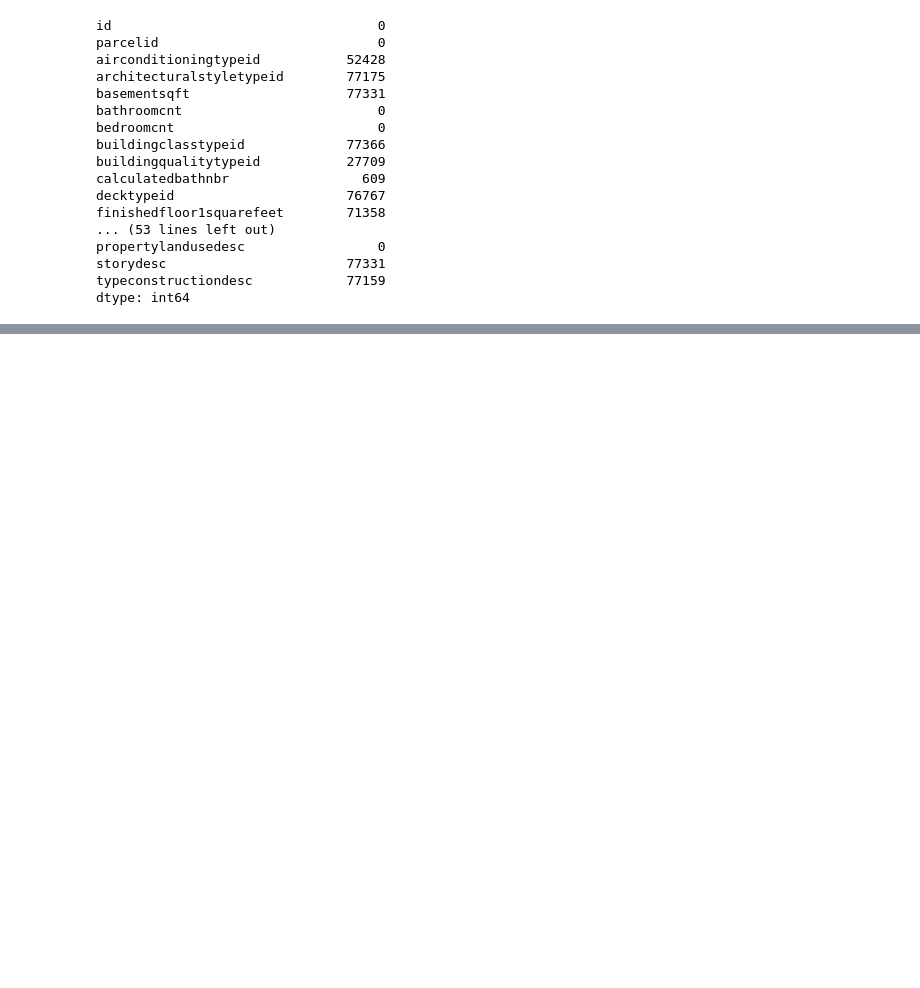
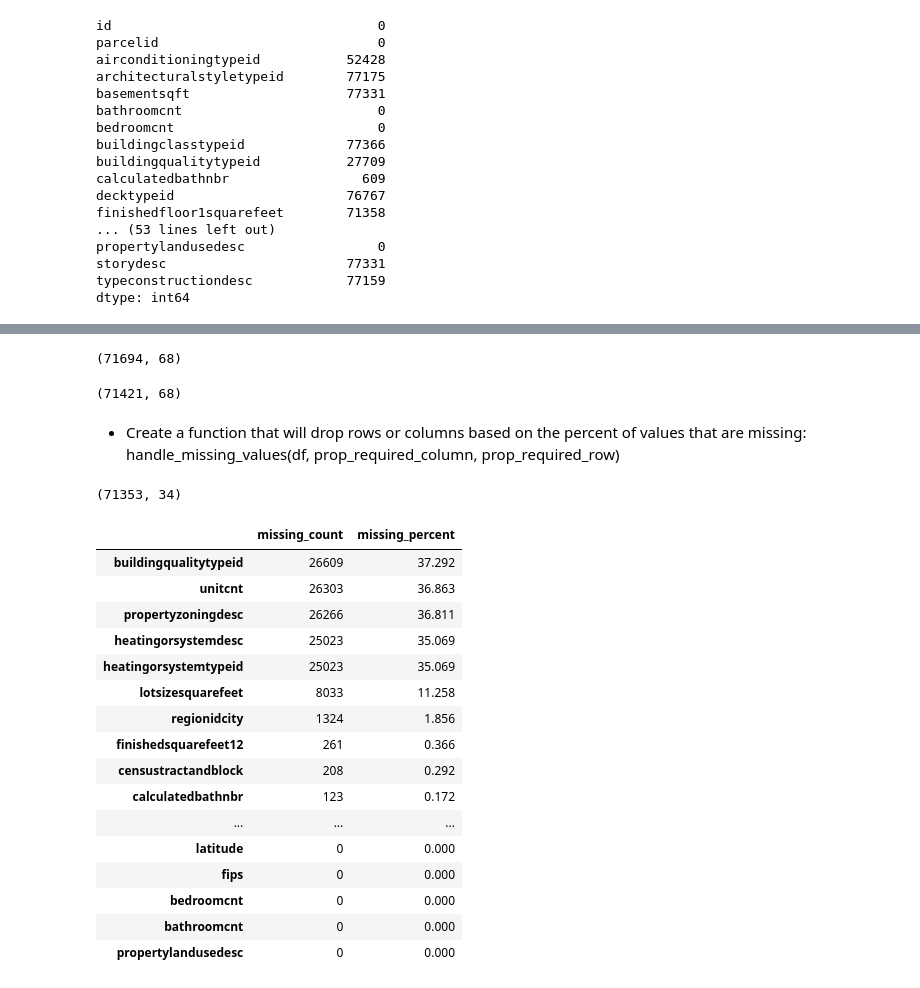
Before and after one commit to BraedenWright/clustering-exercises, a Jupyter notebook: data_wrangling.ipynb, the cells around one changed output, grey strips where cells are left out. Saved outputs shown, nothing was run; the diff lists cells and outputs as text; code cells hidden in the pictures; blank space fills up the shorter version.

```diff
--- a/data_wrangling.ipynb
+++ b/data_wrangling.ipynb
@@ -264,0 +249,53 @@ def drop_outliers():
+# %%
+# gotta pull only single unit
+
+single_unit = [261, 262, 263, 264, 266, 268, 273, 276, 279]
+
+df = df[df.propertylandusetypeid.isin(single_unit)]
+
+df.shape
+# %% [output]
+(71694, 68)
+# %%
+# Refine
+df = df[(df.bedroomcnt > 0) & (df.bathroomcnt > 0) & (df.unitcnt<=1)|df.unitcnt.isnull()]
+df.shape
+# %% [output]
+(71421, 68)
+# %% [markdown]
+- Create a function that will drop rows or columns based on the percent of values that are missing: handle_missing_values(df, prop_required_column, prop_required_row)
+# %%
+def handle_missing_values(df, prop_required_column = .5, prop_required_row = .70):
+    threshold = int(round(prop_required_column*len(df.index),0))
+    df.dropna(axis=1, thresh=threshold, inplace=True)
+    threshold = int(round(prop_required_row*len(df.columns),0))
+    df.dropna(axis=0, thresh=threshold, inplace=True)
+    return df
+# %%
+df = handle_missing_values(df)
+# %%
+df.shape
+# %% [output]
+(71353, 34)
+# %%
+null_metrics = column_nulls(df)
+
+null_metrics.sort_values('missing_percent', ascending=False)
+# %% [output]
+|  | missing_count | missing_percent |
+| buildingqualitytypeid | 26609 | 37.292 |
+| unitcnt | 26303 | 36.863 |
+| propertyzoningdesc | 26266 | 36.811 |
+| heatingorsystemdesc | 25023 | 35.069 |
+| heatingorsystemtypeid | 25023 | 35.069 |
+| lotsizesquarefeet | 8033 | 11.258 |
+| regionidcity | 1324 | 1.856 |
+| finishedsquarefeet12 | 261 | 0.366 |
+| censustractandblock | 208 | 0.292 |
+| calculatedbathnbr | 123 | 0.172 |
+| ... | ... | ... |
+| latitude | 0 | 0.000 |
+| fips | 0 | 0.000 |
+| bedroomcnt | 0 | 0.000 |
+| bathroomcnt | 0 | 0.000 |
+| propertylandusedesc | 0 | 0.000 |
```
Also changed, not shown: parts of 21 cells of this notebook, 1 other file.
